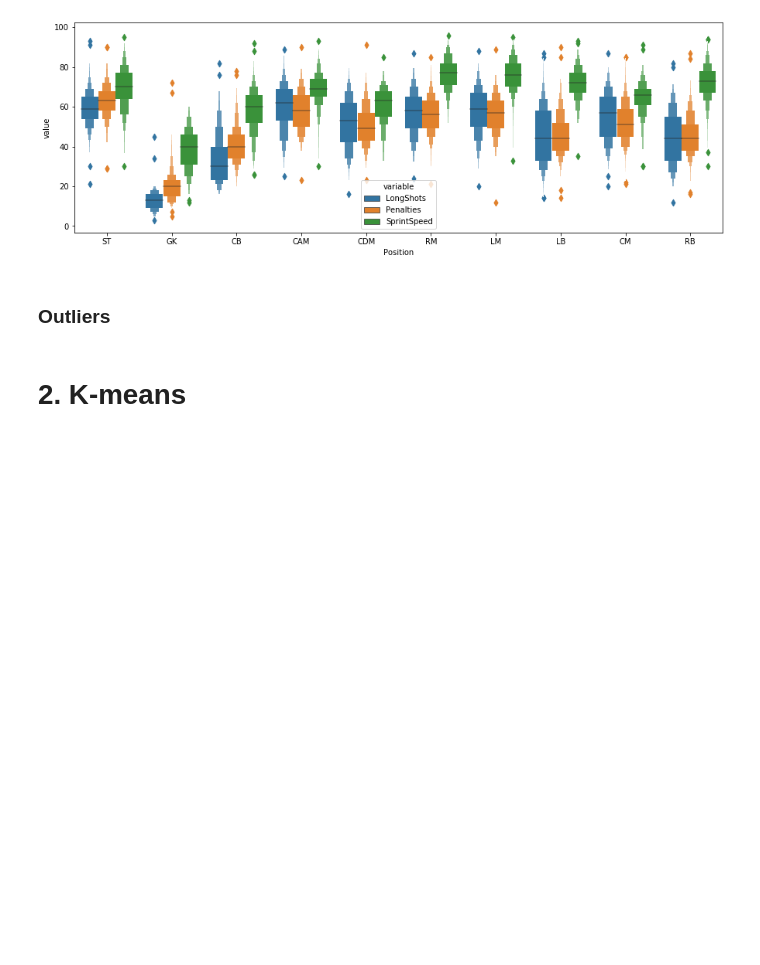
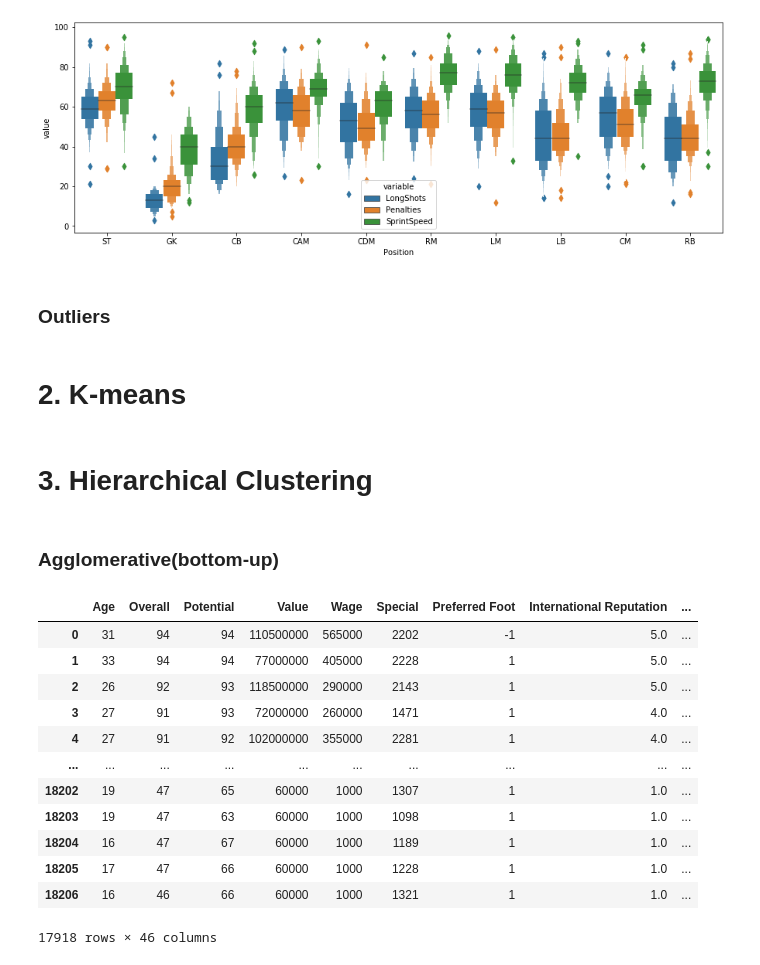
Before and after one commit to chhanganivarun/data-analysis, a Jupyter notebook: 02/Assignment 2.ipynb, the cells around one changed output. Cells and saved outputs as stored; diff of their text form; code cells hidden in the pictures; blank space fills up the shorter version.

```diff
--- a/02/Assignment 2.ipynb
+++ b/02/Assignment 2.ipynb
@@ -197,3 +207,50 @@ plt.show()
 ### Outliers
 # %% [markdown]
 # 2. K-means
+# %% [markdown]
+# 3. Hierarchical Clustering
+# %% [markdown]
+### Agglomerative(bottom-up)
+# %%
+def moneytoint(x):
+    x=x[1:]
+    if x[-1]=='M':
+        x=x[:-1]
+        x=float(x)
+        x*=10**6
+    elif x[-1]=='K':
+        x=x[:-1]
+        x=float(x)
+        x*=10**3
+    return int(x)
+
+def foottoint(x):
+    if x=='Left':
+        return -1
+    elif x=='Right':
+        return 1
+
+ahc_df= df.copy()
+#remove Columns with non numerical data
+ahc_df=ahc_df.drop(['Unnamed: 0','ID','Name','Nationality','Club','Work Rate','Body Type','Real Face','Position','Jersey Number','Contract Valid Until'],axis=1)
+# Money to numbers
+ahc_df['Value']=ahc_df['Value'].apply(moneytoint)
+ahc_df['Wage']=ahc_df['Wage'].apply(moneytoint)
+# foot to num
+ahc_df['Preferred Foot']=ahc_df['Preferred Foot'].apply(foottoint)
+
+ahc_df
+# %% [output]
+|  | Age | Overall | Potential | Value | Wage | Special | Preferred Foot | International Reputation | ... |
+| 0 | 31 | 94 | 94 | 110500000 | 565000 | 2202 | -1 | 5.0 | ... |
+| 1 | 33 | 94 | 94 | 77000000 | 405000 | 2228 | 1 | 5.0 | ... |
+| 2 | 26 | 92 | 93 | 118500000 | 290000 | 2143 | 1 | 5.0 | ... |
+| 3 | 27 | 91 | 93 | 72000000 | 260000 | 1471 | 1 | 4.0 | ... |
+| 4 | 27 | 91 | 92 | 102000000 | 355000 | 2281 | 1 | 4.0 | ... |
+| ... | ... | ... | ... | ... | ... | ... | ... | ... | ... |
+| 18202 | 19 | 47 | 65 | 60000 | 1000 | 1307 | 1 | 1.0 | ... |
+| 18203 | 19 | 47 | 63 | 60000 | 1000 | 1098 | 1 | 1.0 | ... |
+| 18204 | 16 | 47 | 67 | 60000 | 1000 | 1189 | 1 | 1.0 | ... |
+| 18205 | 17 | 47 | 66 | 60000 | 1000 | 1228 | 1 | 1.0 | ... |
+| 18206 | 16 | 46 | 66 | 60000 | 1000 | 1321 | 1 | 1.0 | ... |
+17918 rows × 46 columns
```
Also changed, not shown: parts of 8 cells of this notebook.
